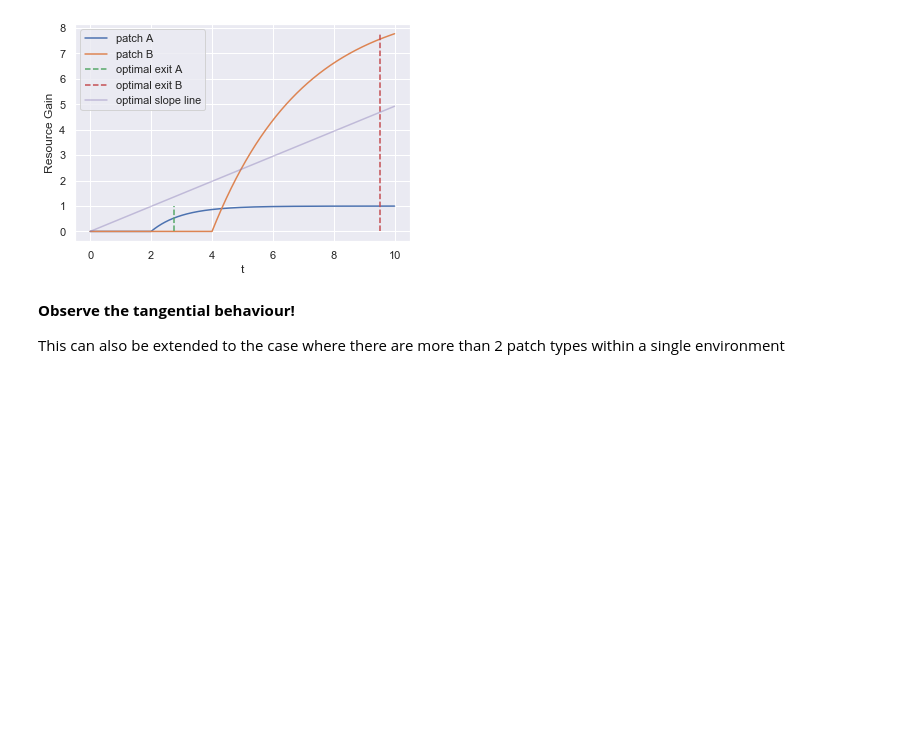
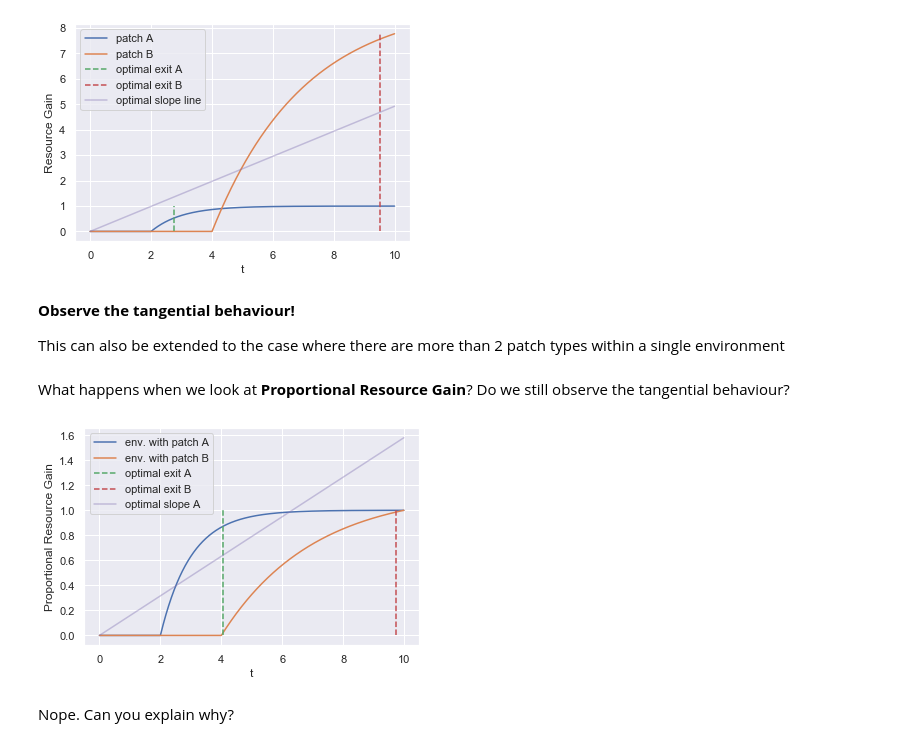
Before and after one commit to shivChitinous/optimal-forager, a Jupyter notebook: Optimal Foraging Theory.ipynb, the cells around one changed output. Cells and saved outputs as stored; diff of their text form; code cells hidden in the pictures; blank space fills up the shorter version.

```diff
--- a/Optimal Foraging Theory.ipynb
+++ b/Optimal Foraging Theory.ipynb
@@ -227,3 +227,25 @@ plt.ylabel('Resource Gain'); plt.legend(['patch A','patch B','optimal exit A', '
 __Observe the tangential behaviour!__
 
 This can also be extended to the case where there are more than 2 patch types within a single environment
+# %% [markdown]
+What happens when we look at __Proportional Resource Gain__?
+Do we still observe the tangential behaviour?
+# %%
+sns.lineplot(y ='I_a_norm',x = 't', data = df3)
+sns.lineplot(y ='I_b_norm',x = 't', data = df3)
+plt.plot([t_opt_a, t_opt_a], [0, df3['I_a_norm'].max()], linestyle = '--')
+plt.plot([t_opt_b, t_opt_b], [0, df3['I_b_norm'].max()], linestyle = '--');
+
+
+#get line of optimal slope
+df3['optimality_a'] = (df3['I_a_norm'][df3['t']>=t_opt_a].iloc[0])/t_opt_a*df3['t']
+df3['optimality_b'] = (df3['I_b_norm'][df3['t']>=t_opt_b].iloc[0])/t_opt_b*df3['t']
+df3['optimality'] = df3[['optimality_a', 'optimality_b']].mean(axis=1)
+
+sns.lineplot(y ='optimality',x = 't', data = df3, alpha = 0.4);
+
+plt.ylabel('Proportional Resource Gain'); plt.legend(['env. with patch A','env. with patch B','optimal exit A', 'optimal exit B','optimal slope A','optimal slope B']);
+# %% [output]
+[figure, added]
+# %% [markdown]
+Nope. Can you explain why?
```
